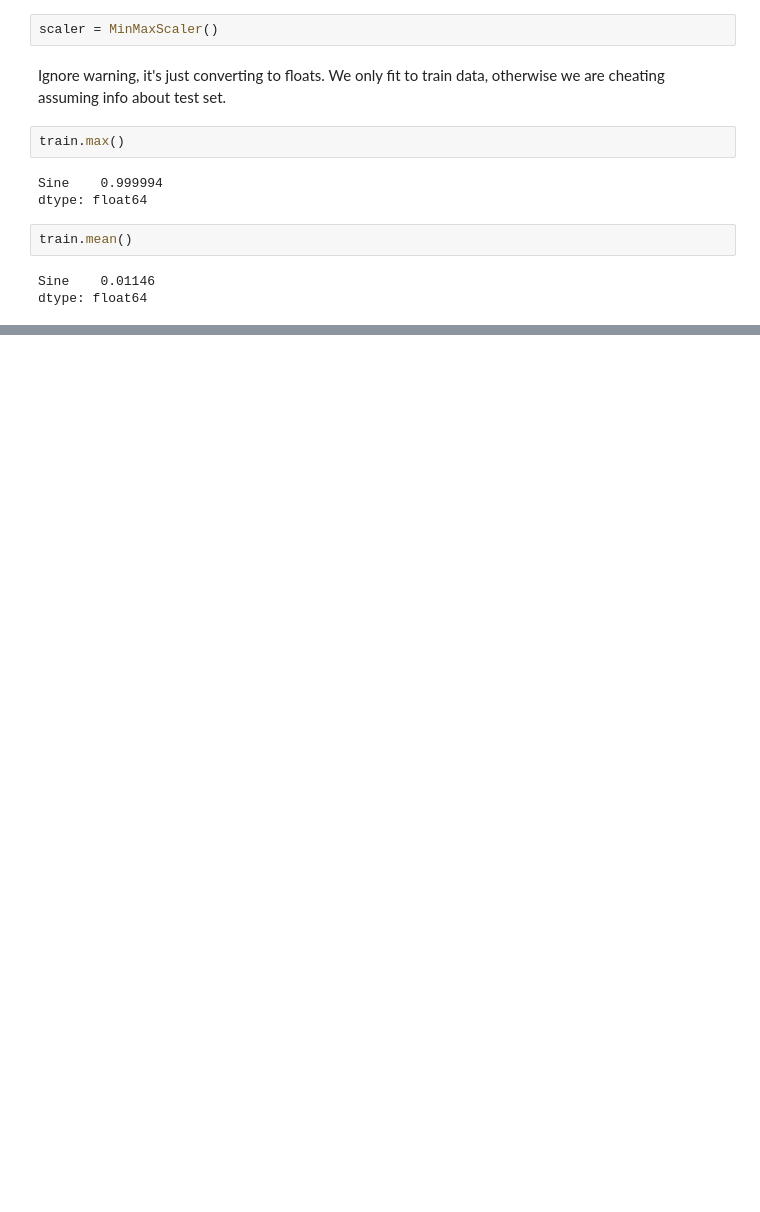
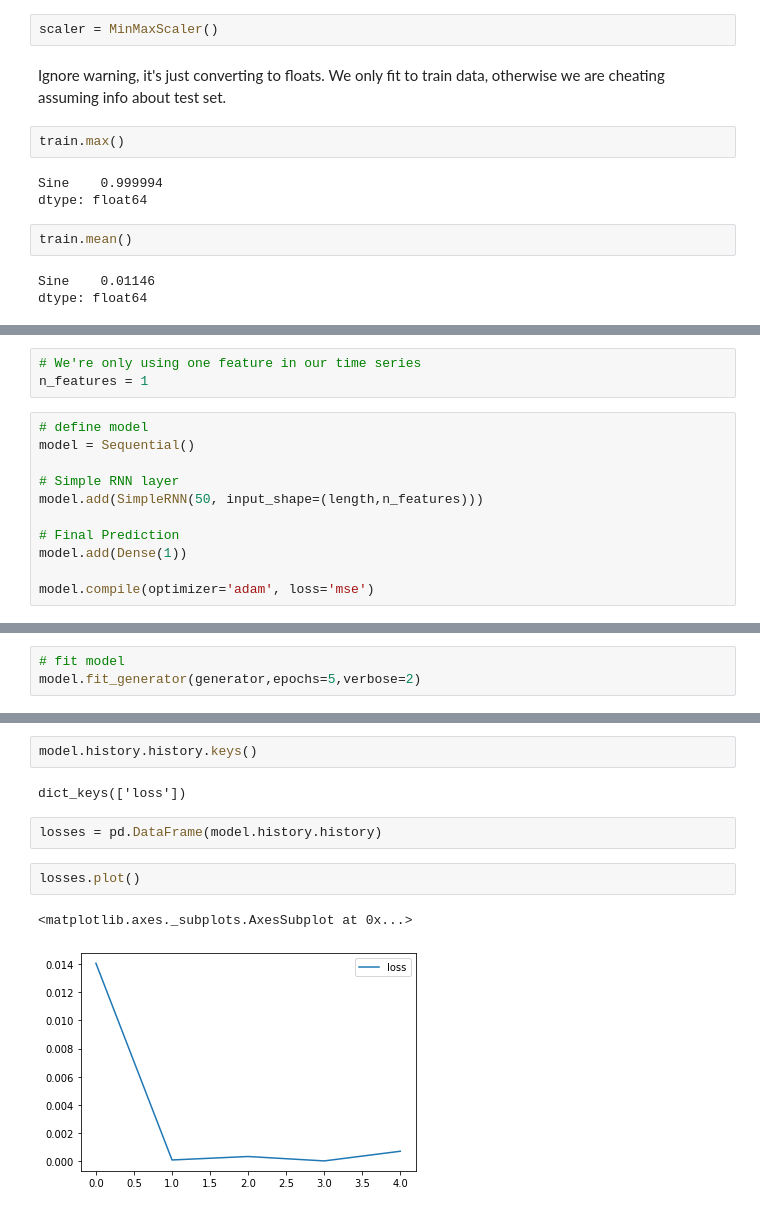
Before and after one commit to GkouskosV/Complete-tensorflow2-and-keras-DeepLearning-bootcamp, a Jupyter notebook: RNN/rnn_SineWave_example.ipynb, the cells around one changed output, grey strips where cells are left out. Saved outputs shown, nothing was run; the diff lists cells and outputs as text; blank space fills up the shorter version.

```diff
--- a/RNN/rnn_SineWave_example.ipynb
+++ b/RNN/rnn_SineWave_example.ipynb
@@ -126,0 +230,14 @@ dtype: float64
+# %%
+# We're only using one feature in our time series
+n_features = 1
+# %%
+# define model
+model = Sequential()
+
+# Simple RNN layer
+model.add(SimpleRNN(50, input_shape=(length,n_features)))
+
+# Final Prediction
+model.add(Dense(1))
+
+model.compile(optimizer='adam', loss='mse')
@@ -126,0 +259,3 @@ dtype: float64
+# %%
+# fit model
+model.fit_generator(generator,epochs=5,verbose=2)
@@ -126,0 +282,11 @@ dtype: float64
+# %%
+model.history.history.keys()
+# %% [output]
+dict_keys(['loss'])
+# %%
+losses = pd.DataFrame(model.history.history)
+# %%
+losses.plot()
+# %% [output]
+<matplotlib.axes._subplots.AxesSubplot at 0x...>
+[figure, added]
```
Also changed, not shown: parts of 20 cells of this notebook.
